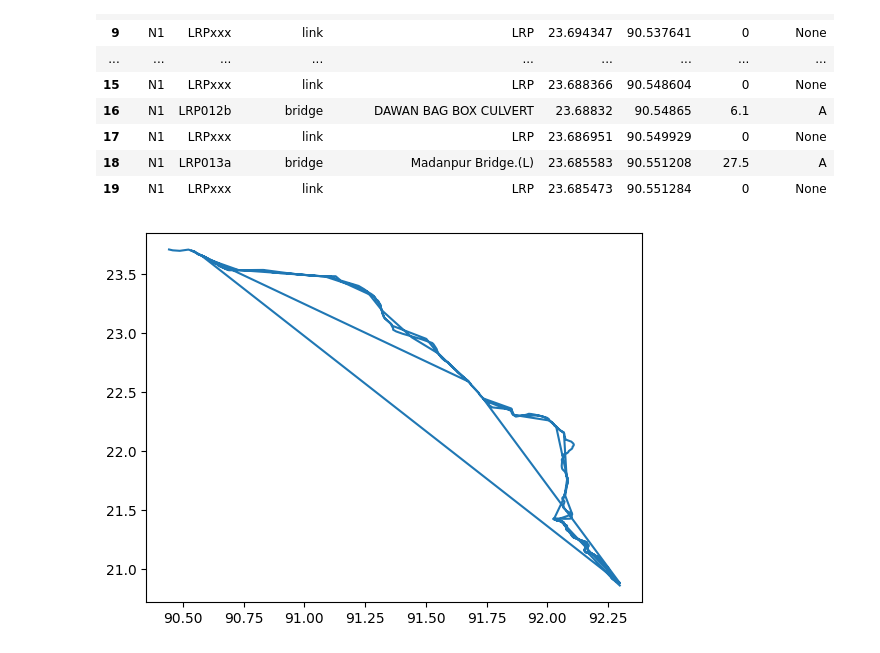
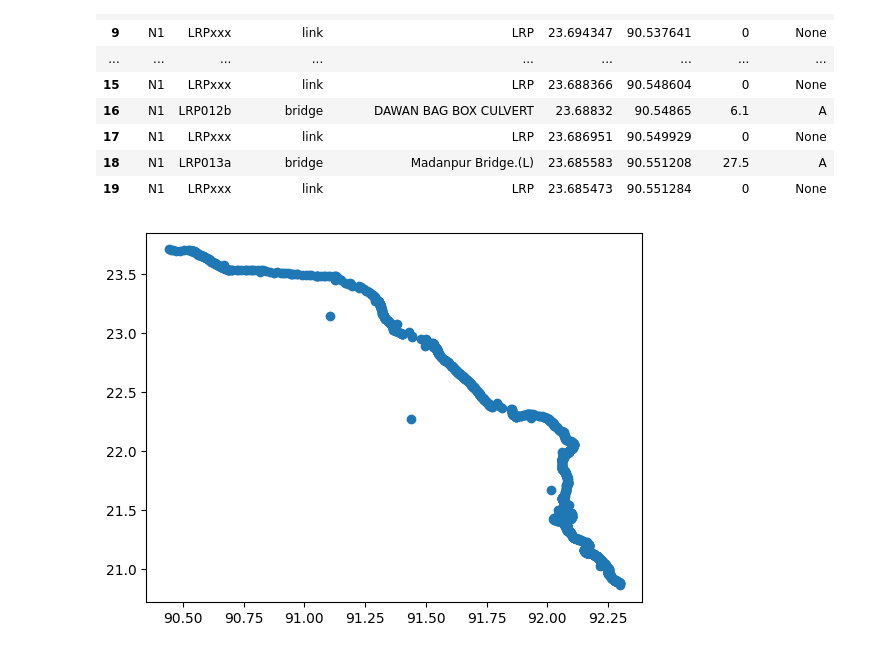
Before and after one commit to nielsvdd42/EPA133A-Advanced-Simulation-Group-1, a Jupyter notebook: EPA133a-G01-A2/model/data_cleaning2.ipynb, the cells around one changed output. Saved outputs shown, nothing was run; the diff lists cells and outputs as text; code cells hidden in the pictures.

Commit message:
Updates data visualization to scatter plot
Changes the plot type for longitude and latitude data from a line plot to a scatter plot. A scatter plot is more suitable for visualizing individual data points and their distribution.

```diff
--- a/EPA133a-G01-A2/model/data_cleaning2.ipynb
+++ b/EPA133a-G01-A2/model/data_cleaning2.ipynb
@@ -258,10 +258,10 @@ final_df_with_links.head(20)
 # %%
 import matplotlib.pyplot as plt
 
-plt.plot(final_df_with_links['lon'], final_df_with_links['lat'])
+plt.scatter(final_df_with_links['lon'], final_df_with_links['lat'])
 plt.show()
 # %% [output]
-[figure, old version]
+[figure, new version]
 # %%
 #van de bridges moeten we de dubbelen eruit filteren
 #als (L) erin staat, extra kolom met gap BS, als er (R) staat, extra kolom met BS
```
